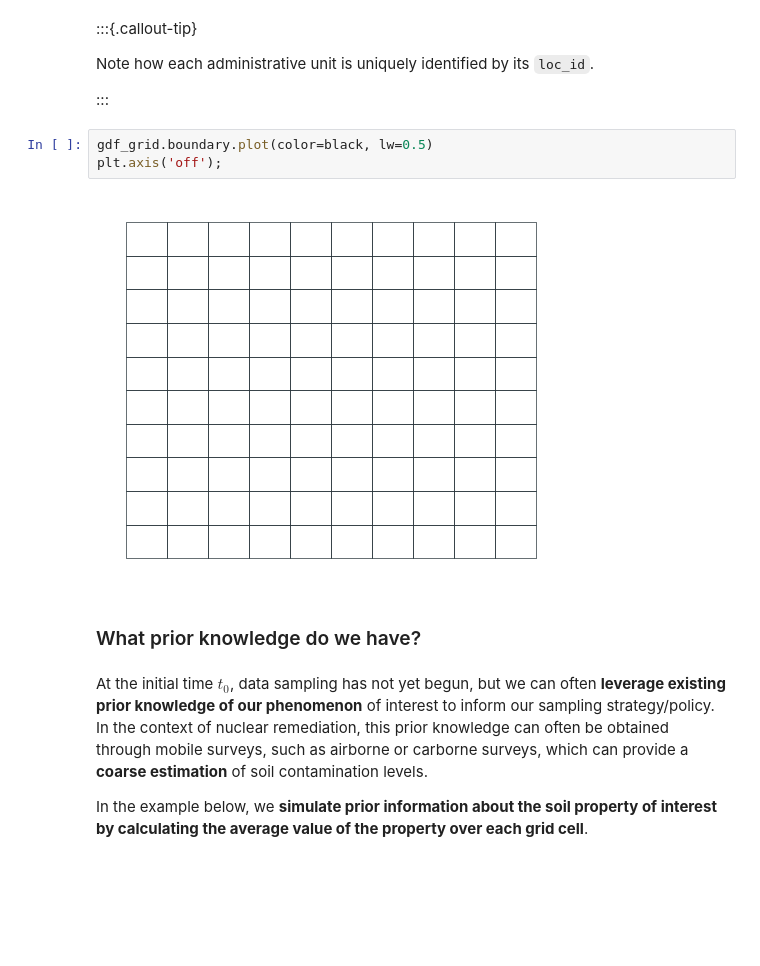
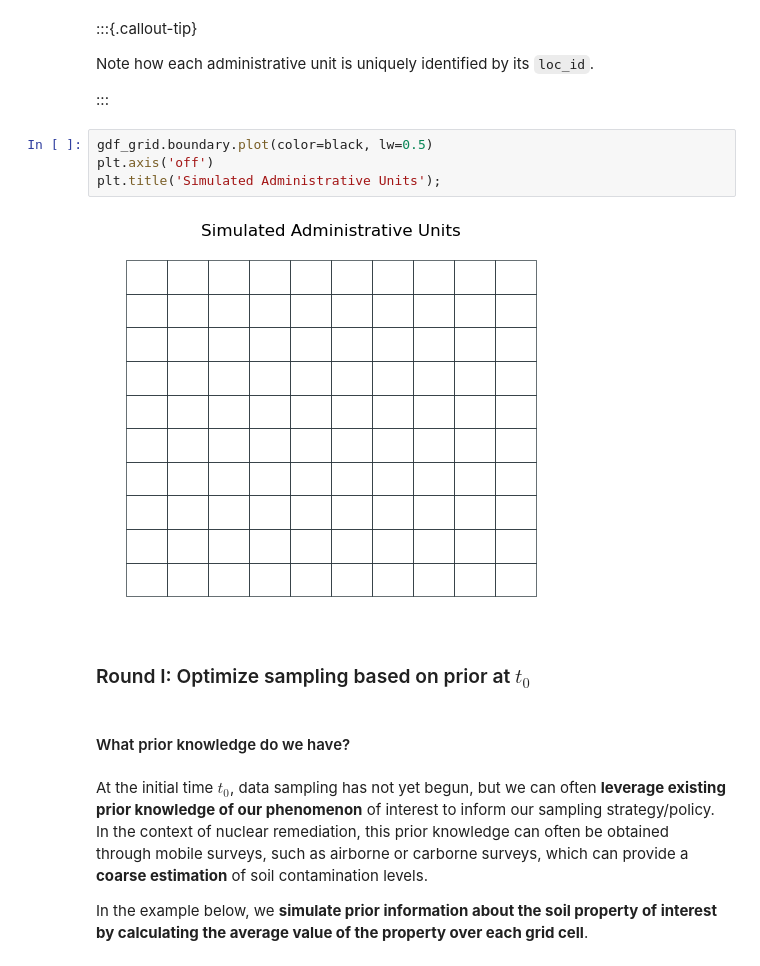
Before and after one commit to franckalbinet/trufl, a Jupyter notebook: nbs/index.ipynb, the cells around one changed output. Drawn from its saved outputs; the diff is of its cells as text; blank space fills up the shorter version.

```diff
--- a/nbs/index.ipynb
+++ b/nbs/index.ipynb
@@ -88,11 +89,14 @@ Note how each administrative unit is uniquely identified by its `loc_id`.
 :::
 # %%
 gdf_grid.boundary.plot(color=black, lw=0.5)
-plt.axis('off');
+plt.axis('off')
+plt.title('Simulated Administrative Units');
 # %% [output]
-[figure, old version]
+[figure, new version]
+# %% [markdown]
+### Round I: Optimize sampling based on prior at $t_0$
 # %% [markdown]
-### What prior knowledge do we have?
+#### What prior knowledge do we have?
 # %% [markdown]
 At the initial time $t_0$, data sampling has not yet begun, but we can often **leverage existing prior knowledge of our phenomenon** of interest to inform our sampling strategy/policy. In the context of nuclear remediation, this prior knowledge can often be obtained through mobile surveys, such as airborne or carborne surveys, which can provide a **coarse estimation** of soil contamination levels.
 
```
Also changed, not shown: parts of 36 cells of this notebook, 1 other file.
